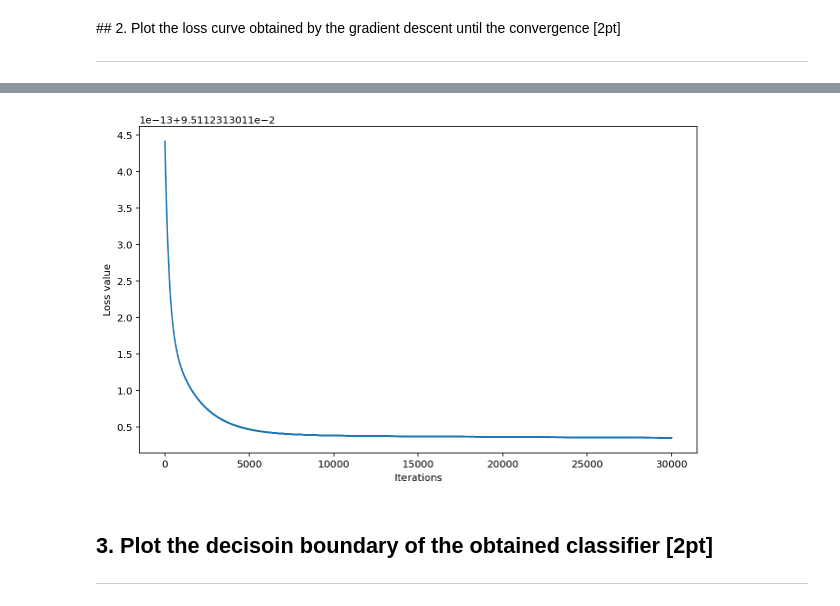
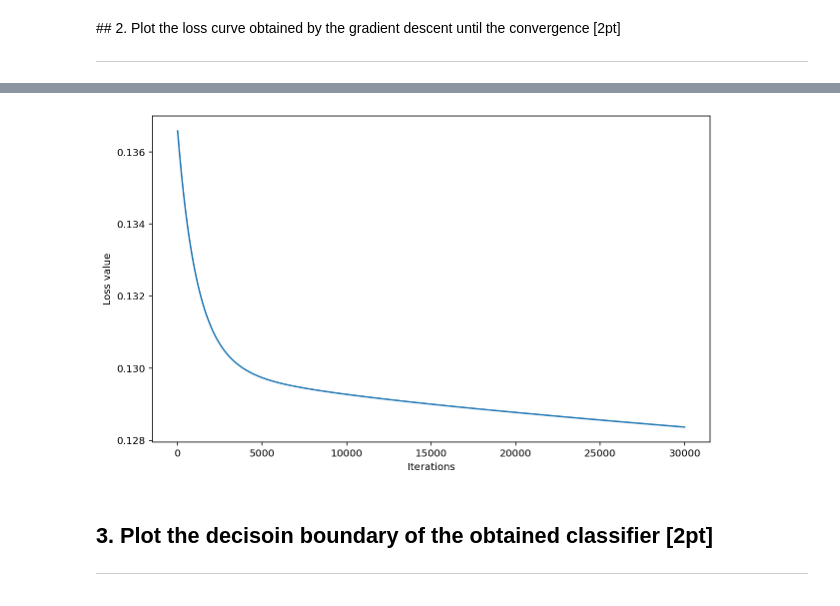
Before and after one commit to nh7881/machine_learning_project_class, a Jupyter notebook: exercise_05/assignment_05_b.ipynb, the cells around one changed output, grey strips where cells are left out. Cells and saved outputs as stored; diff of their text form; code cells hidden in the pictures.

Commit message:
plot loss graph to submit

```diff
--- a/exercise_05/assignment_05_b.ipynb
+++ b/exercise_05/assignment_05_b.ipynb
@@ -332,25 +332,25 @@ array([[ 3.95122259, -0.02225838,  1.06120844, -0.07015669, -9.49750157]])
 # %%
 n = data.shape[0]
 X = np.ones([n,5])
-X[:,0] = np.power(data[:,0],2)
-X[:,1] = data[:,0]
-X[:,2] = np.power(data[:,1],2)
+X[:,0] = np.power(data[:,0],3)
+X[:,1] = np.power(data[:,0],2)
+X[:,2] = data[:,0]
 X[:,3] = data[:,1]
 
 y = data[:,2][:,None] # label
 
 # run gradient descent algorithm
-w_init = np.array([ 3.95122432, -0.02225842,  1.06120887, -0.07015676, -9.49750])[:,None]
-tau = 2e-3; max_iter = 30000
+w_init = np.array([ 6, -9.59, -0.61733083, -6.52632357,  3.43550466])[:,None]
+tau = 1e-3; max_iter = 30000
 w, L_iters = grad_desc(X, y, w_init, tau, max_iter)
 # plot
 plt.figure(3, figsize=(10,6))
 plt.plot(np.array(range(max_iter)), L_iters)
 plt.xlabel('Iterations')
 plt.ylabel('Loss value')
 plt.show()
 # %% [output]
-[figure, old version]
+[figure, new version]
 # %% [markdown]
 ## 3. Plot the decisoin boundary of the obtained classifier [2pt]
 <hr>
```
Also changed, not shown: parts of 3 cells of this notebook.
